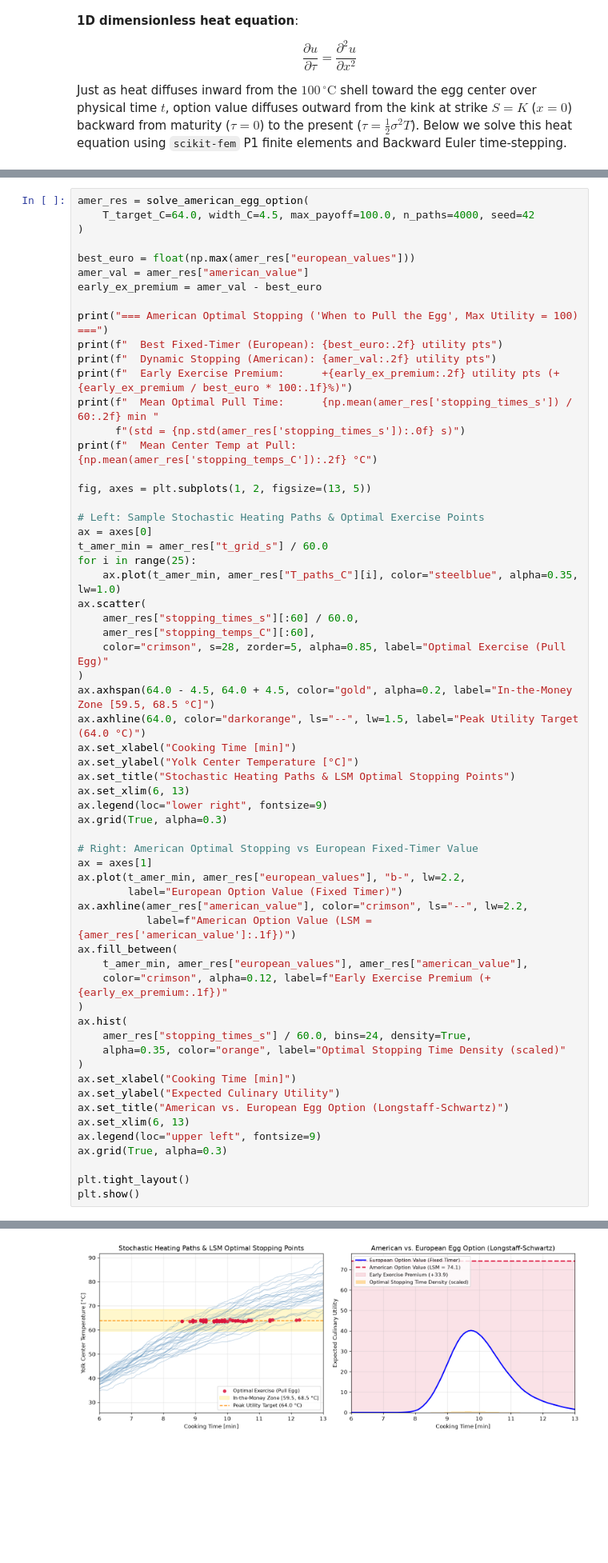
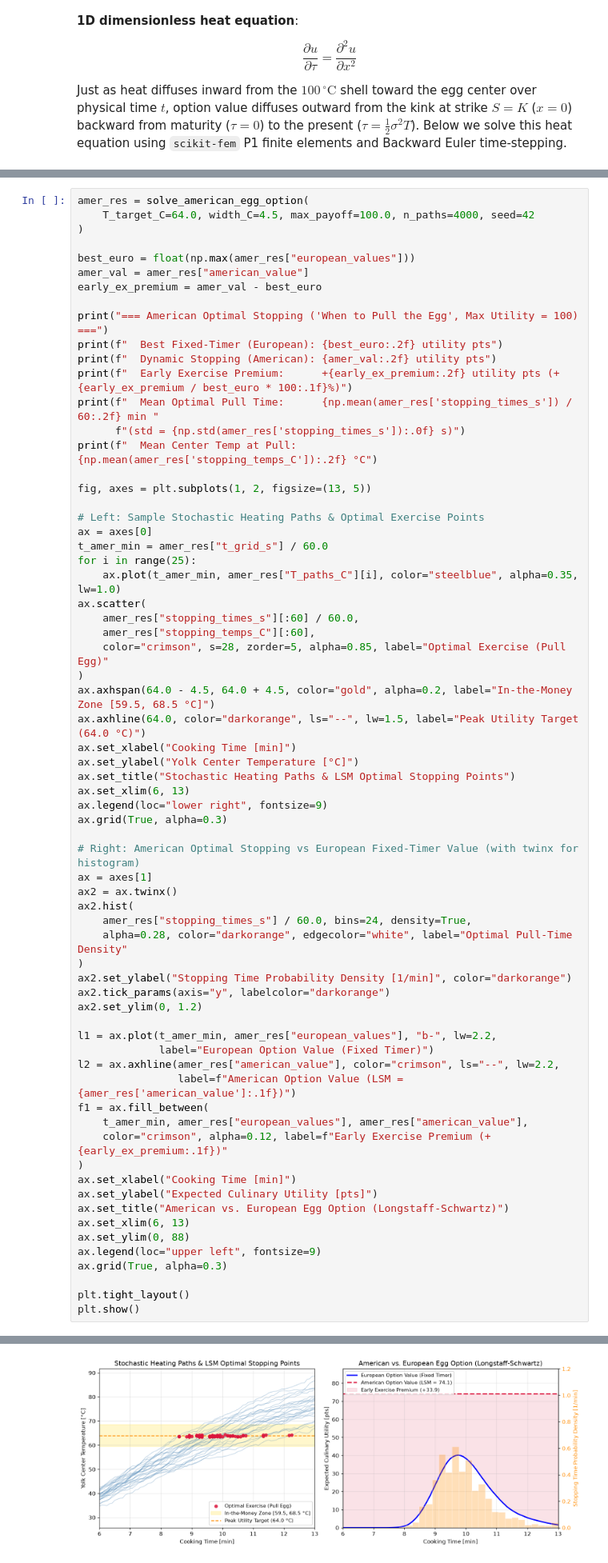
Before and after one commit to mengrenman/fem-boil-egg, a Jupyter notebook: notebooks/04_options_pricing_on_an_egg.ipynb, the cells around one changed output, grey strips where cells are left out. Shown at 80% size. Drawn from its saved outputs; the diff is of its cells as text; blank space fills up the shorter version.

Commit message:
Refine solver, clean up notebooks, and rename 04_options_pricing_on_an_egg.ipynb

```diff
--- a/notebooks/04_egg_options_pricing.ipynb
+++ b/notebooks/04_options_pricing_on_an_egg.ipynb
@@ -213,45 +213,51 @@ ax.scatter(
     color="crimson", s=28, zorder=5, alpha=0.85, label="Optimal Exercise (Pull Egg)"
 )
 ax.axhspan(64.0 - 4.5, 64.0 + 4.5, color="gold", alpha=0.2, label="In-the-Money Zone [59.5, 68.5 °C]")
 ax.axhline(64.0, color="darkorange", ls="--", lw=1.5, label="Peak Utility Target (64.0 °C)")
 ax.set_xlabel("Cooking Time [min]")
 ax.set_ylabel("Yolk Center Temperature [°C]")
 ax.set_title("Stochastic Heating Paths & LSM Optimal Stopping Points")
 ax.set_xlim(6, 13)
 ax.legend(loc="lower right", fontsize=9)
 ax.grid(True, alpha=0.3)
 
-# Right: American Optimal Stopping vs European Fixed-Timer Value
+# Right: American Optimal Stopping vs European Fixed-Timer Value (with twinx for histogram)
 ax = axes[1]
-ax.plot(t_amer_min, amer_res["european_values"], "b-", lw=2.2,
-        label="European Option Value (Fixed Timer)")
-ax.axhline(amer_res["american_value"], color="crimson", ls="--", lw=2.2,
-           label=f"American Option Value (LSM = {amer_res['american_value']:.1f})")
-ax.fill_between(
+ax2 = ax.twinx()
+ax2.hist(
+    amer_res["stopping_times_s"] / 60.0, bins=24, density=True,
+    alpha=0.28, color="darkorange", edgecolor="white", label="Optimal Pull-Time Density"
+)
+ax2.set_ylabel("Stopping Time Probability Density [1/min]", color="darkorange")
+ax2.tick_params(axis="y", labelcolor="darkorange")
+ax2.set_ylim(0, 1.2)
+
+l1 = ax.plot(t_amer_min, amer_res["european_values"], "b-", lw=2.2,
+             label="European Option Value (Fixed Timer)")
+l2 = ax.axhline(amer_res["american_value"], color="crimson", ls="--", lw=2.2,
+                label=f"American Option Value (LSM = {amer_res['american_value']:.1f})")
+f1 = ax.fill_between(
     t_amer_min, amer_res["european_values"], amer_res["american_value"],
     color="crimson", alpha=0.12, label=f"Early Exercise Premium (+{early_ex_premium:.1f})"
 )
-ax.hist(
-    amer_res["stopping_times_s"] / 60.0, bins=24, density=True,
-    alpha=0.35, color="orange", label="Optimal Stopping Time Density (scaled)"
-)
 ax.set_xlabel("Cooking Time [min]")
-ax.set_ylabel("Expected Culinary Utility")
+ax.set_ylabel("Expected Culinary Utility [pts]")
 ax.set_title("American vs. European Egg Option (Longstaff-Schwartz)")
 ax.set_xlim(6, 13)
+ax.set_ylim(0, 88)
 ax.legend(loc="upper left", fontsize=9)
 ax.grid(True, alpha=0.3)
 
 plt.tight_layout()
 plt.show()
 # %% [output]
 === American Optimal Stopping ('When to Pull the Egg', Max Utility = 100) ===
   Best Fixed-Timer (European): 40.18 utility pts
   Dynamic Stopping (American): 74.11 utility pts
   Early Exercise Premium:      +33.94 utility pts (+84.5%)
   Mean Optimal Pull Time:      9.90 min (std = 51 s)
   Mean Center Temp at Pull:    63.78 °C
-[figure, old version]
+[figure, new version]
 # %% [markdown]
 ## Summary
 
```
Also changed, not shown: parts of 3 cells of this notebook, 13 other files.
